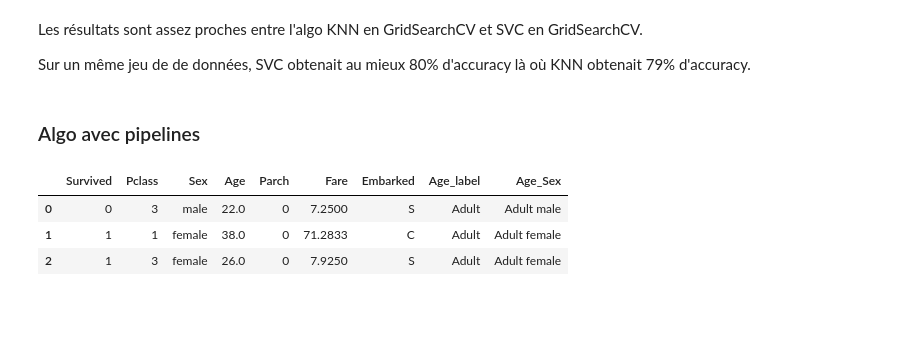
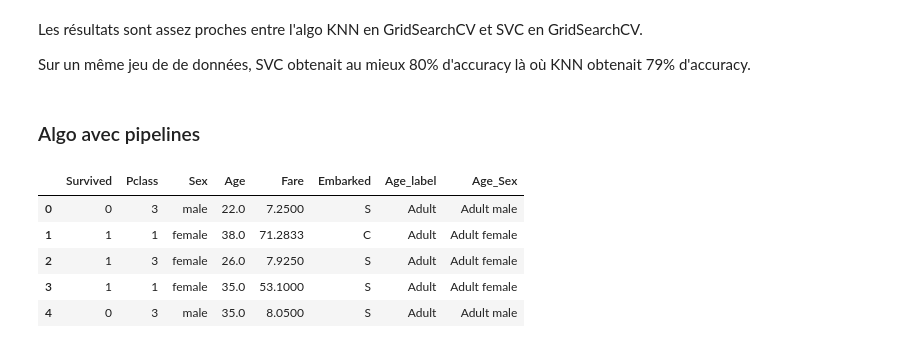
Before and after one commit to vin-br/titanic, a Jupyter notebook: titanic2.ipynb, the cells around one changed output. Drawn from its saved outputs; the diff is of its cells as text; code cells hidden in the pictures; blank space fills up the shorter version.

Commit message:
Added a fully functional pipeline

```diff
--- a/titanic2.ipynb
+++ b/titanic2.ipynb
@@ -941,10 +952,12 @@ from sklearn.preprocessing import OneHotEncoder
 # %%
 # On copie le dataframe et on retire les colonnes non discriminantes
 datanic_for_pipeline = datanic.copy()
-datanic_for_pipeline.drop(['PassengerId', 'Name', 'SibSp'], axis = 1, inplace=True)
-datanic_for_pipeline.head(3)
+datanic_for_pipeline.drop(['PassengerId', 'Name', 'SibSp', 'Parch'], axis = 1, inplace=True)
+datanic_for_pipeline.head()
 # %% [output]
-|  | Survived | Pclass | Sex | Age | Parch | Fare | Embarked | Age_label | Age_Sex |
-| 0 | 0 | 3 | male | 22.0 | 0 | 7.2500 | S | Adult | Adult male |
-| 1 | 1 | 1 | female | 38.0 | 0 | 71.2833 | C | Adult | Adult female |
-| 2 | 1 | 3 | female | 26.0 | 0 | 7.9250 | S | Adult | Adult female |
+|  | Survived | Pclass | Sex | Age | Fare | Embarked | Age_label | Age_Sex |
+| 0 | 0 | 3 | male | 22.0 | 7.2500 | S | Adult | Adult male |
+| 1 | 1 | 1 | female | 38.0 | 71.2833 | C | Adult | Adult female |
+| 2 | 1 | 3 | female | 26.0 | 7.9250 | S | Adult | Adult female |
+| 3 | 1 | 1 | female | 35.0 | 53.1000 | S | Adult | Adult female |
+| 4 | 0 | 3 | male | 35.0 | 8.0500 | S | Adult | Adult male |
```
Also changed, not shown: parts of 33 cells of this notebook.
